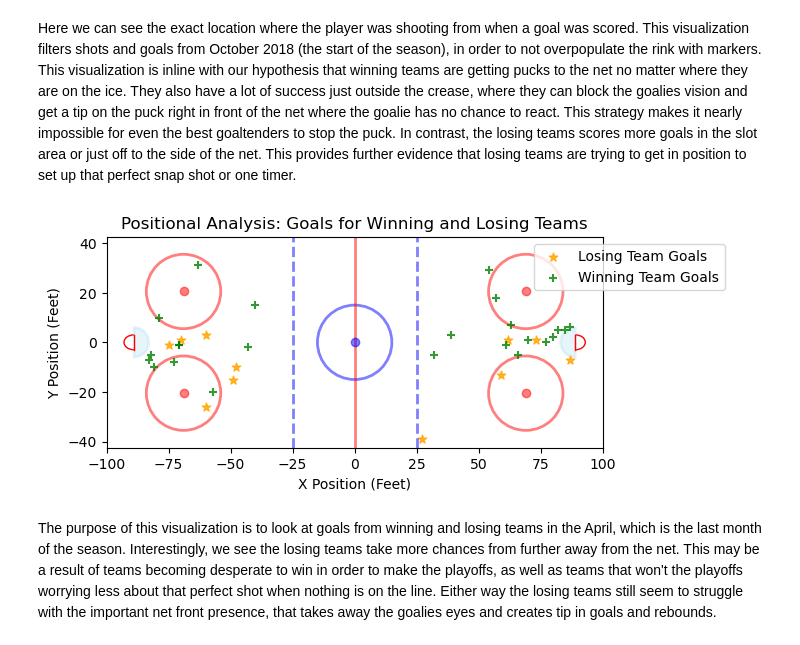
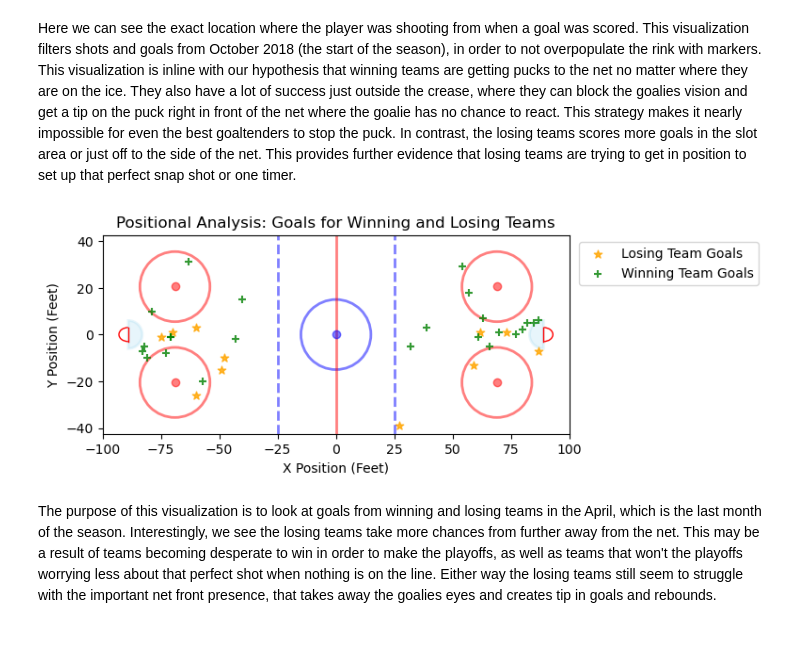
Before and after one commit to mattzirp/pucks_to_the_net, a Jupyter notebook: notebooks/game-situations.ipynb, the cells around one changed output. Saved outputs shown, nothing was run; the diff lists cells and outputs as text; code cells hidden in the pictures.

Commit message:
Minor visual adjustments

```diff
--- a/notebooks/game-situations.ipynb
+++ b/notebooks/game-situations.ipynb
@@ -288,27 +288,27 @@ Here we can see the exact location where the player was shooting from when a goa
 # %%
 # Winning vs. Losing Goals April 2018
 ax = plt.gca()
 
 # Draw the rink at current axes using the custom function
 draw_rink(ax)
 
 # Plot winning and losing team goals (filtered using boolean indexing)
 ax.scatter(losing_goals[(losing_goals['dateTime'].dt.year == 2018) & (losing_goals['dateTime'].dt.month == 4)]['x'],
            losing_goals[(losing_goals['dateTime'].dt.year == 2018) & (losing_goals['dateTime'].dt.month == 4)]['y'],
            color='orange', marker='*', s=40, label='Losing Team Goals', alpha=0.8)
 
 ax.scatter(winning_goals[(winning_goals['dateTime'].dt.year == 2018) & (winning_goals['dateTime'].dt.month == 4)]['x'],
            winning_goals[(winning_goals['dateTime'].dt.year == 2018) & (winning_goals['dateTime'].dt.month == 4)]['y'],
            color='green', marker='+', s=40, label='Winning Team Goals', alpha=0.8)
 
 # Labels and legend
 plt.title("Positional Analysis: Goals for Winning and Losing Teams")
 plt.xlabel("X Position (Feet)")
 plt.ylabel("Y Position (Feet)")
-plt.legend(title='', loc='upper right', bbox_to_anchor=(1.26, 1))
+plt.legend(title='', loc='upper right', bbox_to_anchor=(1.42, 1))
 plt.show()
 # %% [output]
-[figure, old version]
+[figure, new version]
 # %% [markdown]
 The purpose of this visualization is to look at goals from winning and losing teams in the April, which is the last month of the season. Interestingly, we see the losing teams take more chances from further away from the net. This may be a result of teams becoming desperate to win in order to make the playoffs, as well as teams that won't the playoffs worrying less about that perfect shot when nothing is on the line. Either way the losing teams still seem to struggle with the important net front presence, that takes away the goalies eyes and creates tip in goals and rebounds.
 # %%
```
Also changed, not shown: parts of 2 cells of this notebook.
